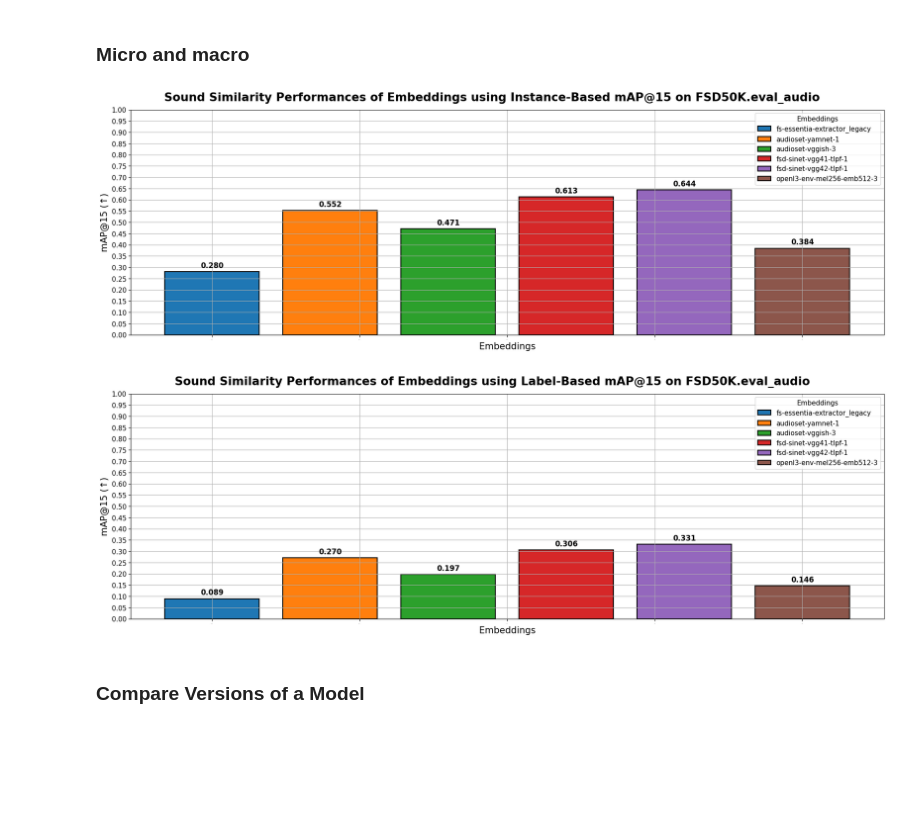
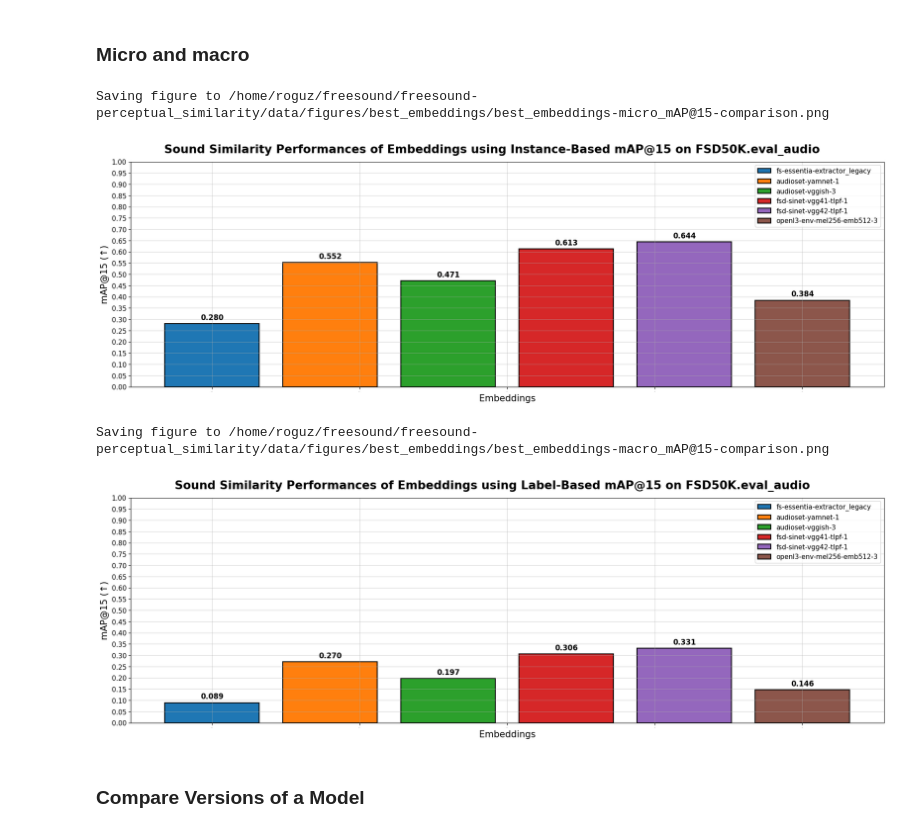
Before and after one commit to raraz15/semantic-sound-similarity, a Jupyter notebook: code/notebooks/metrics_plot.ipynb, the cells around one changed output. Drawn from its saved outputs; the diff is of its cells as text; code cells hidden in the pictures; blank space fills up the shorter version.

```diff
--- a/code/notebooks/metrics_plot.ipynb
+++ b/code/notebooks/metrics_plot.ipynb
@@ -51,11 +51,13 @@ models = [
 ### Micro and macro
 # %%
 save_dir = os.path.join(FIGURES_DIR, "best_embeddings")
-plot_map_comparisons_multimodel(models, "micro", save_fig=False, save_dir=save_dir)
-plot_map_comparisons_multimodel(models, "macro", save_fig=False, save_dir=save_dir)
+plot_map_comparisons_multimodel(models, "micro", save_fig=True, save_dir=save_dir)
+plot_map_comparisons_multimodel(models, "macro", save_fig=True, save_dir=save_dir)
 # %% [output]
+Saving figure to /home/roguz/freesound/freesound-perceptual_similarity/data/figures/best_embeddings/best_embeddings-micro_mAP@15-comparison.png
-[figure, old version]
+[figure, new version]
+Saving figure to /home/roguz/freesound/freesound-perceptual_similarity/data/figures/best_embeddings/best_embeddings-macro_mAP@15-comparison.png
-[figure, old version]
+[figure, new version]
 # %% [markdown]
 ### Compare Versions of a Model
 # %%
```
Also changed, not shown: parts of 20 cells of this notebook.
